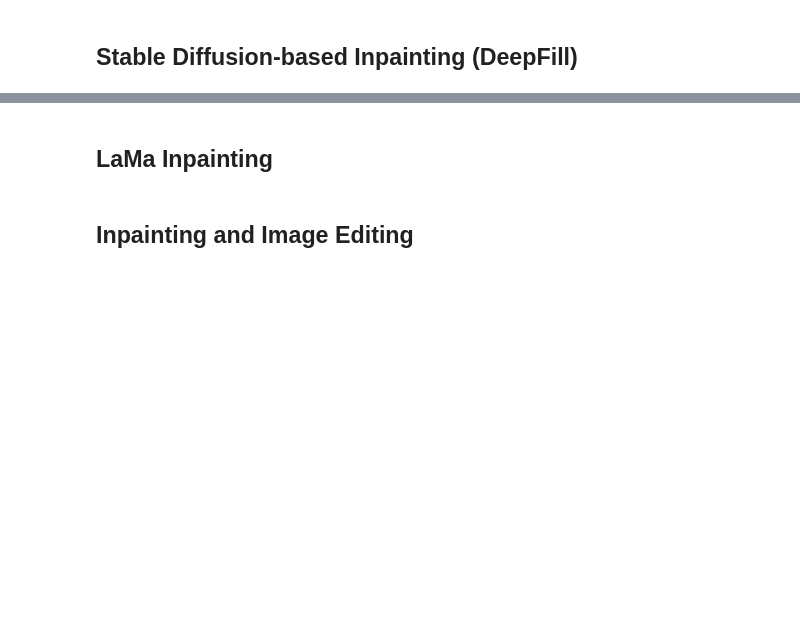
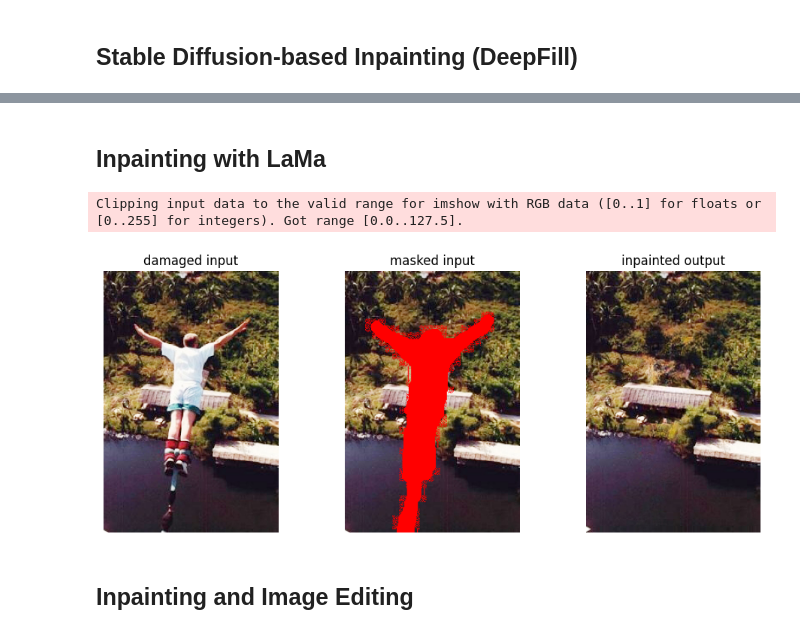
Before and after one commit to sandipan/Book-Packt-B19751-Hands-On-Image-Processing-and-Computer-Vision-with-Python-Second-Edition, a Jupyter notebook: Chapter09/Chapter09.ipynb, the cells around one changed output, grey strips where cells are left out. Drawn from its saved outputs; the diff is of its cells as text; code cells hidden in the pictures; blank space fills up the shorter version.

```diff
--- a/Chapter09/Chapter09.ipynb
+++ b/Chapter09/Chapter09.ipynb
@@ -466,14 +470,15 @@ output.save("inpainted_output.png")
 # %%
-mask = np.array(mask_image)
-# Create a transparent overlay: red color with alpha
-overlay = np.zeros((*mask.shape, 4))  # RGBA
-overlay[..., 0] = 1.0  # Red channel
-overlay[..., 3] = 0.5 * mask  # Alpha: 0.5 where mask is True, 0 elsewhere
+def plot_inpainted(image, mask_image, output):
+    mask = np.array(mask_image)
+    # Create a transparent overlay: red color with alpha
+    overlay = np.zeros((*mask.shape, 4))  # RGBA
+    overlay[..., 0] = 1.0  # Red channel
+    overlay[..., 3] = 0.5 * mask  # Alpha: 0.5 where mask is True, 0 elsewhere
 
-plt.figure(figsize=(10,4))
-plt.gray()
-plt.subplot(131), plt.imshow(image), plt.title('damaged input'), plt.axis('off')
-plt.subplot(132), plt.imshow(image), plt.imshow(overlay), plt.title('masked input'), plt.axis('off')
-plt.subplot(133), plt.imshow(output), plt.title('inpainted output'), plt.axis('off')
-plt.tight_layout()
-plt.show()
+    plt.figure(figsize=(10,4))
+    plt.gray()
+    plt.subplot(131), plt.imshow(image), plt.title('damaged input'), plt.axis('off')
+    plt.subplot(132), plt.imshow(image), plt.imshow(overlay), plt.title('masked input'), plt.axis('off')
+    plt.subplot(133), plt.imshow(output), plt.title('inpainted output'), plt.axis('off')
+    plt.tight_layout()
+    plt.show()
@@ -480,4 +487,4 @@ plt.show()
 # %% [markdown]
 ![](images/diff_inpaint_out.png)
 # %% [markdown]
-## LaMa Inpainting
+## Inpainting with LaMa
@@ -553,2 +491,18 @@ plt.show()
+# %%
+from simple_lama_inpainting import SimpleLama
+
+simple_lama = SimpleLama()
+
+img_path = "images/jump_orig.jpg"
+mask_path = "images/jump_mask.jpg"
+
+image = Image.open(img_path)
+mask = Image.open(mask_path).convert('L')
+
+output = simple_lama(image, mask)
+plot_inpainted(image, mask, output)
+# %% [output]
+Clipping input data to the valid range for imshow with RGB data ([0..1] for floats or [0..255] for integers). Got range [0.0..127.5].
+[figure, added]
 # %% [markdown]
 ## Inpainting and Image Editing
```
Also changed, not shown: parts of 5 cells of this notebook, 2 other files.
